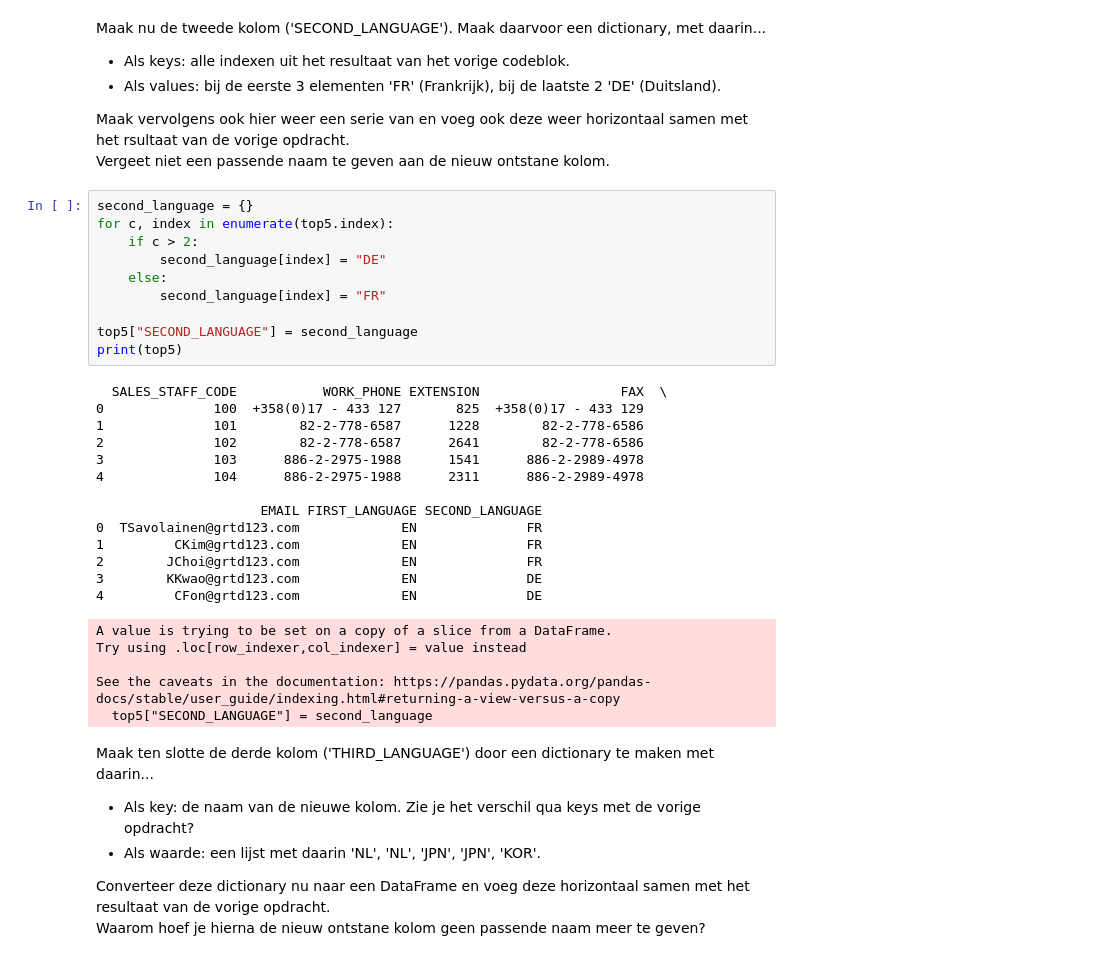
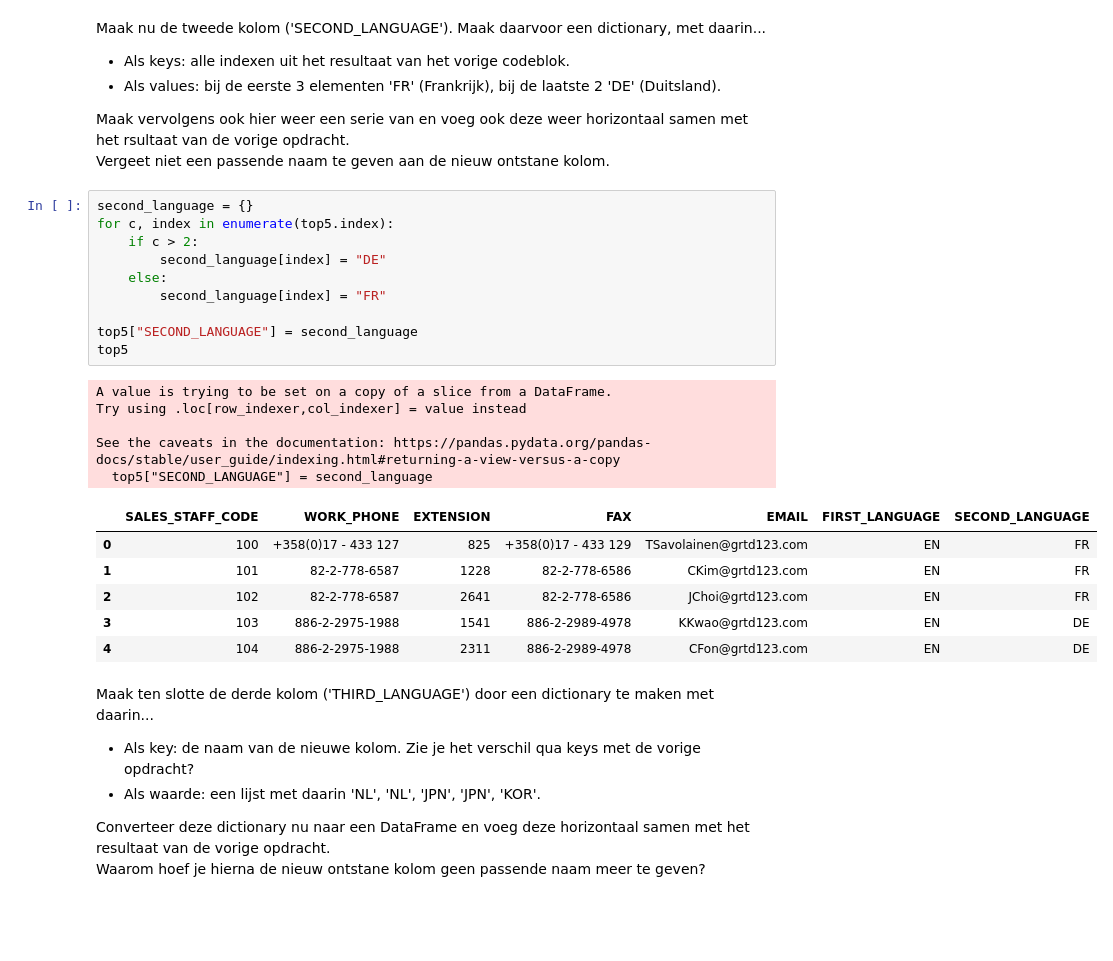
Before and after one commit to semkoolennl/SEM4-DEDS, a Jupyter notebook: week2/Practicum_2.2_Opdrachten.ipynb, the cells around one changed output. Drawn from its saved outputs; the diff is of its cells as text; blank space fills up the shorter version.

```diff
--- a/week2/Practicum_2.2_Opdrachten.ipynb
+++ b/week2/Practicum_2.2_Opdrachten.ipynb
@@ -148,32 +107,25 @@ Vergeet niet een passende naam te geven aan de nieuw ontstane kolom.
 # %%
 second_language = {}
 for c, index in enumerate(top5.index):
     if c > 2:
         second_language[index] = "DE"
     else:
         second_language[index] = "FR"
 
 top5["SECOND_LANGUAGE"] = second_language
-print(top5)
+top5
 # %% [output]
-  SALES_STAFF_CODE           WORK_PHONE EXTENSION                  FAX  \
-0              100  +358(0)17 - 433 127       825  +358(0)17 - 433 129
-1              101        82-2-778-6587      1228        82-2-778-6586
-2              102        82-2-778-6587      2641        82-2-778-6586
-3              103      886-2-2975-1988      1541      886-2-2989-4978
-4              104      886-2-2975-1988      2311      886-2-2989-4978
+A value is trying to be set on a copy of a slice from a DataFrame.
+Try using .loc[row_indexer,col_indexer] = value instead
 
-                     EMAIL FIRST_LANGUAGE SECOND_LANGUAGE
-0  TSavolainen@grtd123.com             EN              FR
-1         CKim@grtd123.com             EN              FR
-2        JChoi@grtd123.com             EN              FR
-3        KKwao@grtd123.com             EN              DE
-4         CFon@grtd123.com             EN              DE
+See the caveats in the documentation: https://pandas.pydata.org/pandas-docs/stable/user_guide/indexing.html#returning-a-view-versus-a-copy
+  top5["SECOND_LANGUAGE"] = second_language
-A value is trying to be set on a copy of a slice from a DataFrame.
-Try using .loc[row_indexer,col_indexer] = value instead
-
-See the caveats in the documentation: https://pandas.pydata.org/pandas-docs/stable/user_guide/indexing.html#returning-a-view-versus-a-copy
-  top5["SECOND_LANGUAGE"] = second_language
+|  | SALES_STAFF_CODE | WORK_PHONE | EXTENSION | FAX | EMAIL | FIRST_LANGUAGE | SECOND_LANGUAGE |
+| 0 | 100 | +358(0)17 - 433 127 | 825 | +358(0)17 - 433 129 | TSavolainen@grtd123.com | EN | FR |
+| 1 | 101 | 82-2-778-6587 | 1228 | 82-2-778-6586 | CKim@grtd123.com | EN | FR |
+| 2 | 102 | 82-2-778-6587 | 2641 | 82-2-778-6586 | JChoi@grtd123.com | EN | FR |
+| 3 | 103 | 886-2-2975-1988 | 1541 | 886-2-2989-4978 | KKwao@grtd123.com | EN | DE |
+| 4 | 104 | 886-2-2975-1988 | 2311 | 886-2-2989-4978 | CFon@grtd123.com | EN | DE |
 # %% [markdown]
 Maak ten slotte de derde kolom ('THIRD_LANGUAGE') door een dictionary te maken met daarin...
 - Als key: de naam van de nieuwe kolom. Zie je het verschil qua keys met de vorige opdracht?
```
Also changed, not shown: parts of 5 cells of this notebook, 5 other files.
